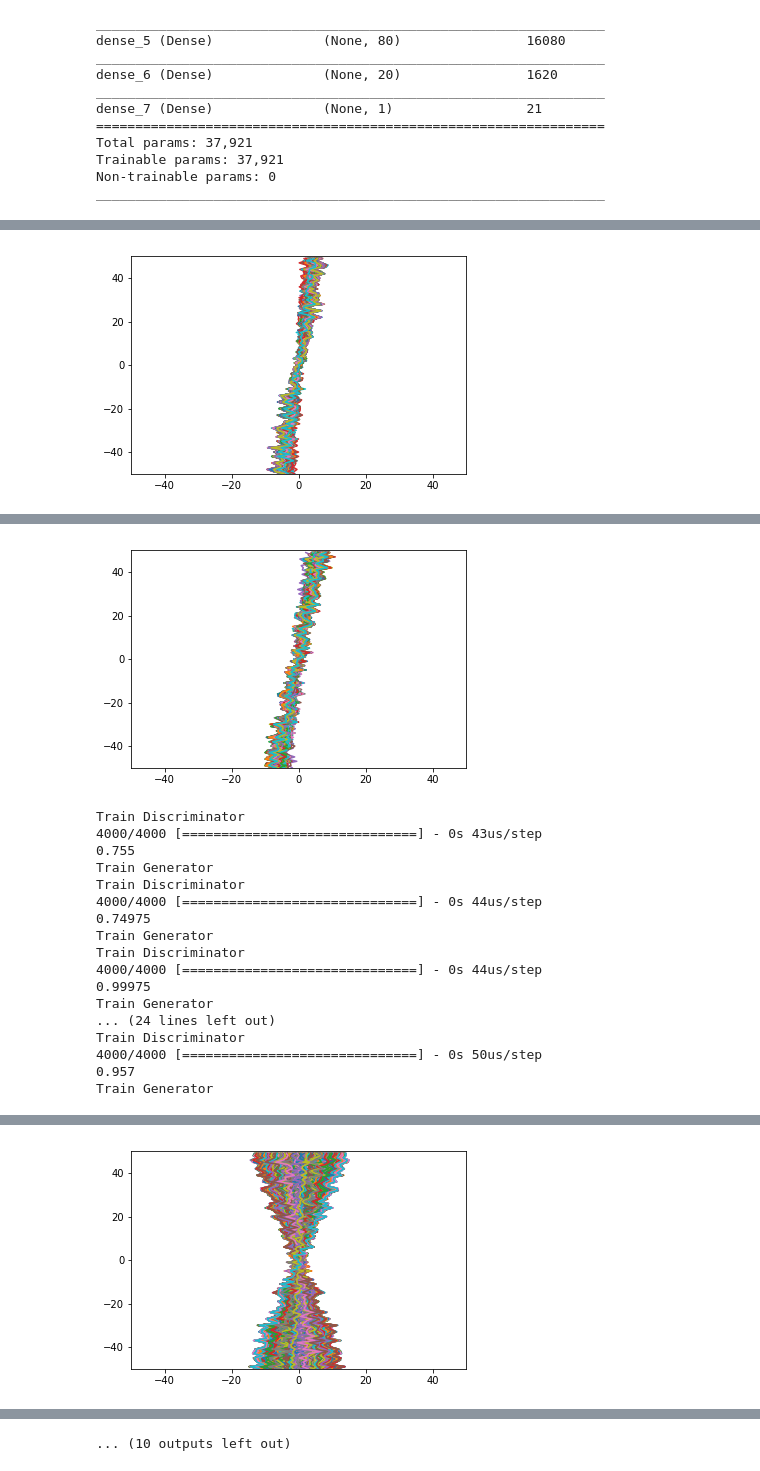
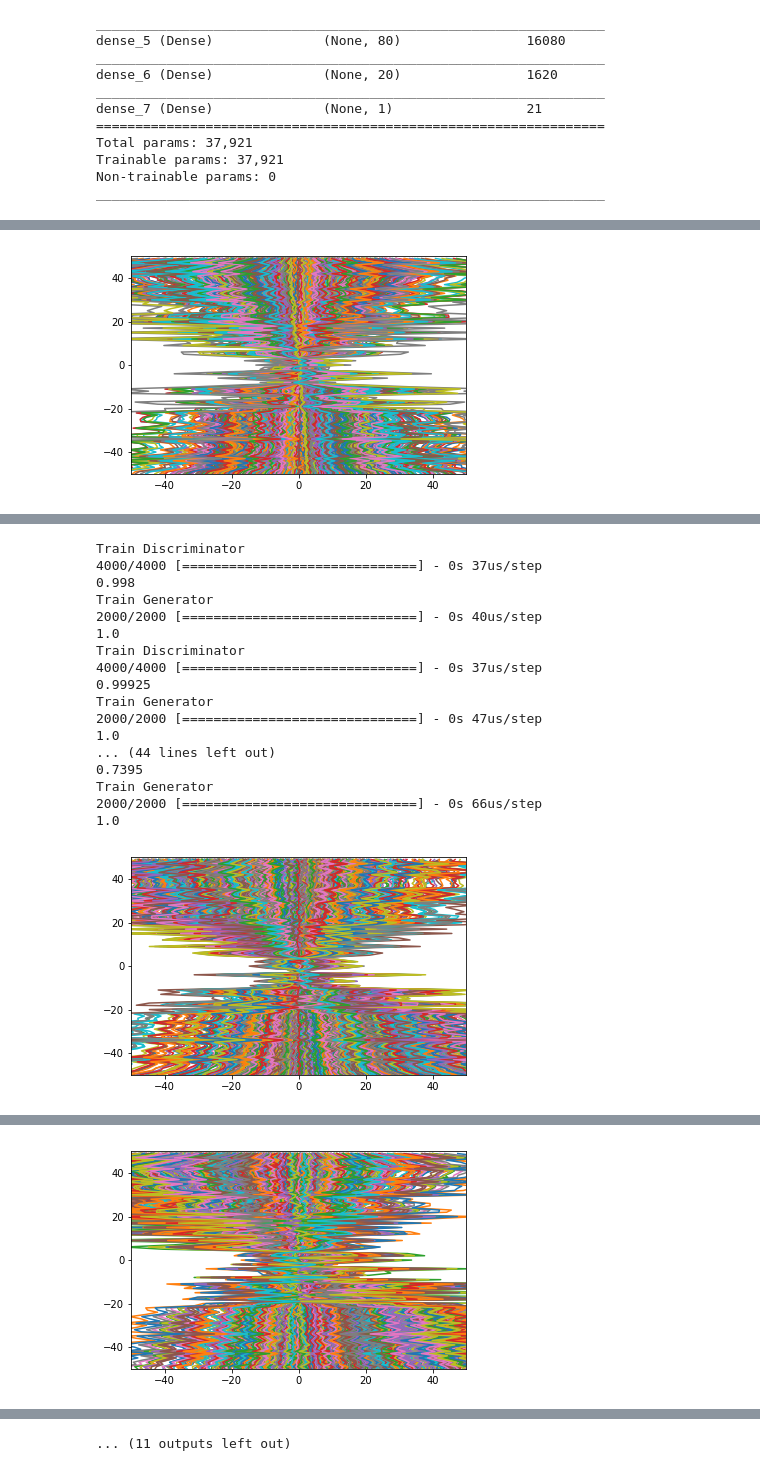
Before and after one commit to nvshrao/GAN-for-Family-of-Lines, a Jupyter notebook: GANs_Experiment.ipynb, the cells around one changed output, grey strips where cells are left out. Drawn from its saved outputs; the diff is of its cells as text; code cells hidden in the pictures.

```diff
--- a/GANs_Experiment.ipynb
+++ b/GANs_Experiment.ipynb
@@ -33,4 +36,4 @@ array([-50., -49., -48., -47., -46., -45., -44., -43., -42., -41., -40.,
         38.,  39.,  40.,  41.,  42.,  43.,  44.,  45.,  46.,  47.,  48.,
         49.])
 # %%
-randomangles=np.random.uniform(0.1,6.28318,NO_TRAIN_SAMPLES)
+randomangles=np.random.uniform(0.1,2*np.pi,NO_TRAIN_SAMPLES)
@@ -42,20 +40,22 @@ plt.plot(sorted(randomangles))
 # %%
-def create_sample(angle):
+def create_sample(θ):
   #print(angle)
   y=np.ones((INPUT_DIM))
   x=np.arange(-INPUT_DIM/2,INPUT_DIM/2)
   for _,i in enumerate(x):
-    y[int(i)]=np.tan(angle)*(x[int(i)])
+    y[int(i)]=np.tan(θ)*(x[int(i)]) #y=tan(θ)x
   return y
 
-def plot_lines(data):
+def plot_lines(data,save=None):
   x=np.arange(-INPUT_DIM/2,INPUT_DIM/2)
   for y in data:
     plt.plot(y,x)
   axes = plt.gca()
   axes.set_xlim([-INPUT_DIM/2,INPUT_DIM/2])
   axes.set_ylim([-INPUT_DIM/2,INPUT_DIM/2])
+  if(save!=None):
+    plt.savefig(save+".png")
   plt.show()
 # %%
-DATA=np.array([create_sample(angle) for angle in randomangles])
+DATA=np.array([create_sample(θ) for θ in randomangles])
 # %%
@@ -70,11 +92,11 @@ DATA.shape
 INP_NOISE_SHAPE=10
 def generator():
   i=Input(shape=(INP_NOISE_SHAPE,))
-  d1=Dense(30,activation="tanh")(i)
-  d2=Dense(70,activation="tanh")(d1)
+  d1=Dense(30,activation="linear")(i)
+  d2=Dense(70,activation="linear")(d1)
   o=Dense(100,activation="linear")(d2)
   model=Model(inputs=i,outputs=o)
-  model.compile(loss='binary_crossentropy', optimizer="adam")############### FAKE????
+  model.compile(loss='binary_crossentropy', optimizer="adam")############### FAKE, WE WILL NEVER USE IT
   return model
 # %%
 gen=generator()
@@ -174,4 +201,6 @@ disc.evaluate(newdata,newlab)
 # %%
+gen_acc=[]
+disc_acc=[]
 nepochs=100
 while(nepochs>=0):
   # Create Fake Data
@@ -184,7 +213,11 @@ while(nepochs>=0):
   print("Train Discriminator")
   disc.trainable=True
   disc.fit(x=newdata,y=newlab, batch_size=10,epochs=5, verbose=0)
-  print(disc.evaluate(newdata,newlab)[1])
+
+  temp=disc.evaluate(newdata,newlab)[1]
+  disc_acc.append(temp)
+  print(temp)
+
   ## Train Generator after 1) joining the models and  2) Discriminator as Frozen and 3) Create Data
   disc.trainable=False
   BATCH_SIZE=2000
@@ -192,6 +225,11 @@ while(nepochs>=0):
   fakelab=np.ones(BATCH_SIZE)########NOTE NOW IT IS ONES
   print("Train Generator")
   jointmodel.fit(x=input_noise,y=fakelab,batch_size=10,epochs=5,verbose=0)
+
+  temp=jointmodel.evaluate(input_noise,fakelab)[1]
+  gen_acc.append(temp)
+  print(temp)
+
   nepochs=nepochs-1
   if nepochs%10==0:
     input_noise=np.random.randn(1000,INP_NOISE_SHAPE)
@@ -240 +279 @@ Train Generator
-[figure, old version]
+[figure, new version]
@@ -258,18 +280,18 @@ Train Generator
+Train Discriminator
+4000/4000 [==============================] - 0s 37us/step
+0.998
+Train Generator
+2000/2000 [==============================] - 0s 40us/step
+1.0
+Train Discriminator
+4000/4000 [==============================] - 0s 37us/step
+0.99925
+Train Generator
+2000/2000 [==============================] - 0s 47us/step
+1.0
+... (44 lines left out)
+0.7395
+Train Generator
+2000/2000 [==============================] - 0s 66us/step
+1.0
-[figure, old version]
+[figure, new version]
-Train Discriminator
-4000/4000 [==============================] - 0s 43us/step
-0.755
-Train Generator
-Train Discriminator
-4000/4000 [==============================] - 0s 44us/step
-0.74975
-Train Generator
-Train Discriminator
-4000/4000 [==============================] - 0s 44us/step
-0.99975
-Train Generator
-... (24 lines left out)
-Train Discriminator
-4000/4000 [==============================] - 0s 50us/step
-0.957
-Train Generator
@@ -276 +315 @@ Train Generator
-[figure, old version]
+[figure, new version]
@@ -312 +334 @@ Train Generator
-... (10 outputs left out)
+... (11 outputs left out)
```
Also changed, not shown: parts of 27 cells of this notebook.
